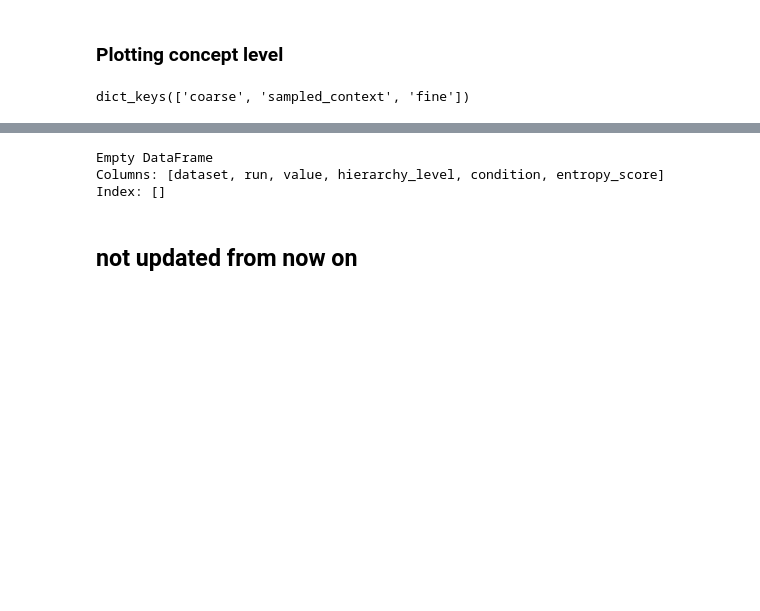
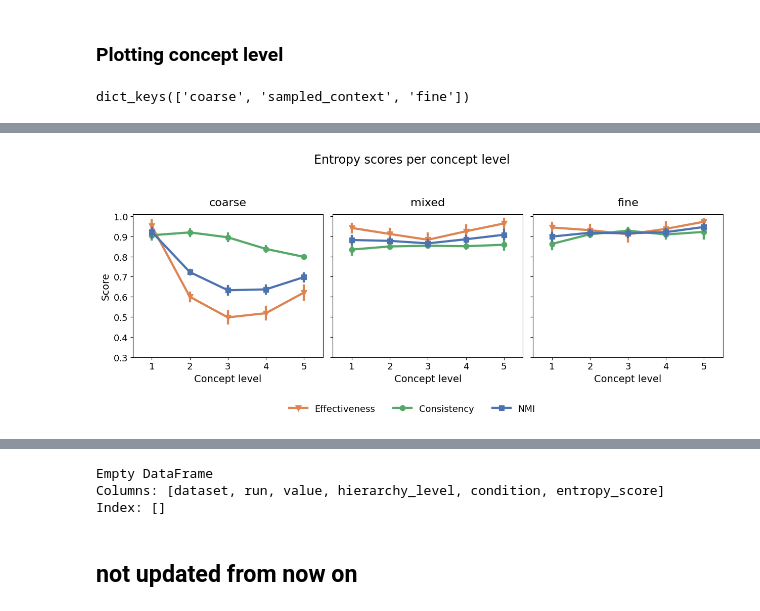
Before and after one commit to abriotto/context-granularity, a Jupyter notebook: analysis_quantitative.ipynb, the cells around one changed output, grey strips where cells are left out. Drawn from its saved outputs; the diff is of its cells as text; code cells hidden in the pictures; blank space fills up the shorter version.

Commit message:
updated figure

```diff
--- a/analysis_quantitative.ipynb
+++ b/analysis_quantitative.ipynb
@@ -629,0 +593,87 @@ The `scale` parameter is deprecated and will be removed in v0.15.0. You can now
+# %%
+#plot for paper
+import numpy as np
+import matplotlib.pyplot as plt
+import seaborn as sns
+
+plot_name_map = {
+    'coarse': 'coarse',
+    'fine': 'fine',
+    'mixed': 'mixed_full',
+    'sampled_context': 'mixed',
+}
+
+palette = sns.color_palette([
+    (0.8666666666666667, 0.5176470588235295, 0.3215686274509804),
+    (0.3333333333333333, 0.6588235294117647, 0.40784313725490196),
+    (0.2980392156862745, 0.4470588235294118, 0.6901960784313725)
+])
+
+n_plots = len(granularity_list)
+
+fig, axes = plt.subplots(
+    1,
+    n_plots,
+    figsize=(4.2 * n_plots, 5),  # taller and slightly wider
+    sharey=True
+)
+
+axes = np.atleast_1d(axes)
+
+legend_handles = None
+legend_labels = None
+
+for ax, g in zip(axes, granularity_list):
+    plot_name = plot_name_map.get(g, g)
+
+    sns.pointplot(
+        x='level',
+        y='value',
+        data=all_hierarchical[g],
+        hue='metric',
+        errorbar=('ci', 95),
+        markers=['v', 'o', 's'],
+        palette=palette,
+        scale=1.15,
+        ax=ax
+    )
+
+    ax.set_title(plot_name, fontsize=16, y=1.03)
+    ax.set_ylim([0.3, 1.01])
+
+    ax.set_xticks([0, 1, 2, 3, 4])
+    ax.set_xticklabels([1, 2, 3, 4, 5], fontsize=13)
+
+    ax.set_yticks([0.3, 0.4, 0.5, 0.6, 0.7, 0.8, 0.9, 1.0])
+    ax.tick_params(axis='y', labelsize=13)
+
+    ax.set_xlabel('Concept level', fontsize=14)
+
+    if ax == axes[0]:
+        ax.set_ylabel('Score', fontsize=14)
+        legend_handles, legend_labels = ax.get_legend_handles_labels()
+    else:
+        ax.set_ylabel('')
+
+    if ax.get_legend() is not None:
+        ax.get_legend().remove()
+
+fig.suptitle(
+    'Entropy scores per concept level',
+    fontsize=17,
+    y=1.02
+)
+
+fig.legend(
+    legend_handles,
+    legend_labels,
+    loc='lower center',
+    bbox_to_anchor=(0.5, -0.04),
+    ncol=len(legend_labels),
+    frameon=False,
+    fontsize=13
+)
+
+plt.tight_layout(rect=[0, 0.08, 1, 0.96])
+plt.show()
+# %% [output]
@@ -629,0 +691 @@ The `scale` parameter is deprecated and will be removed in v0.15.0. You can now
+[figure, added]
```
Also changed, not shown: parts of 4 cells of this notebook, 2 other files.
